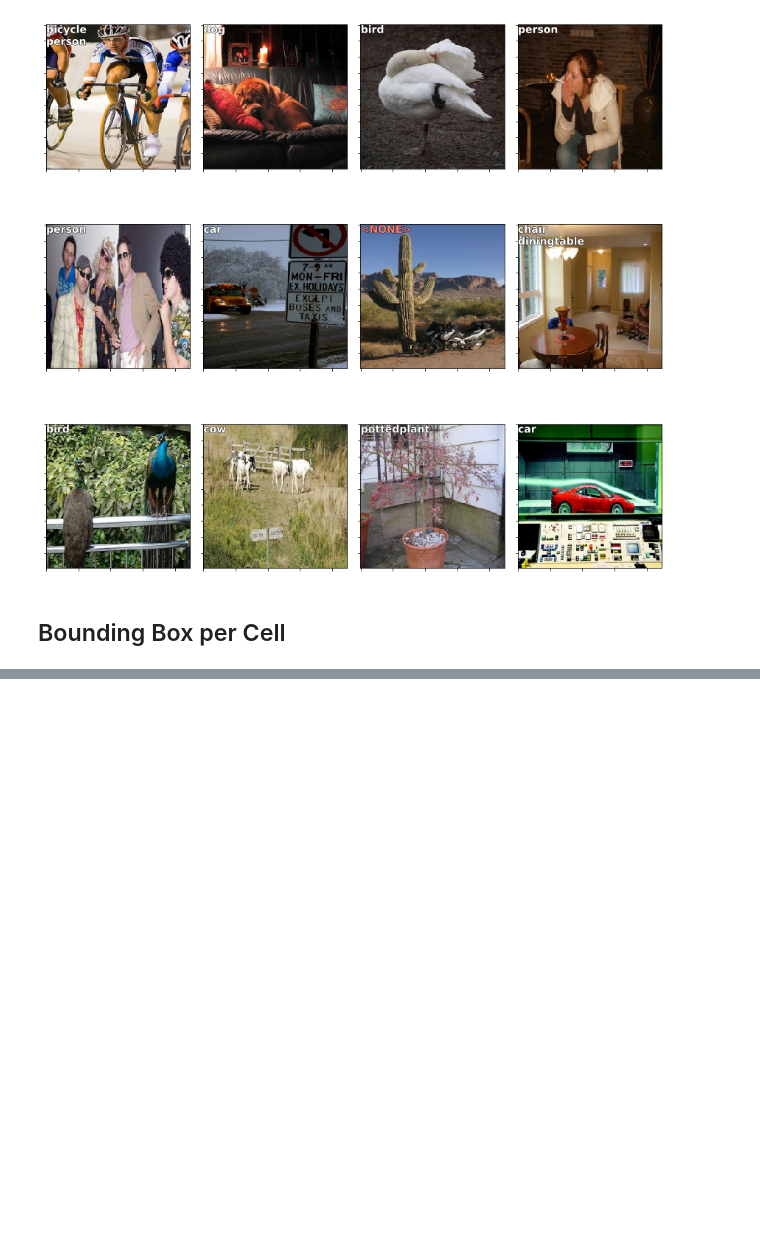
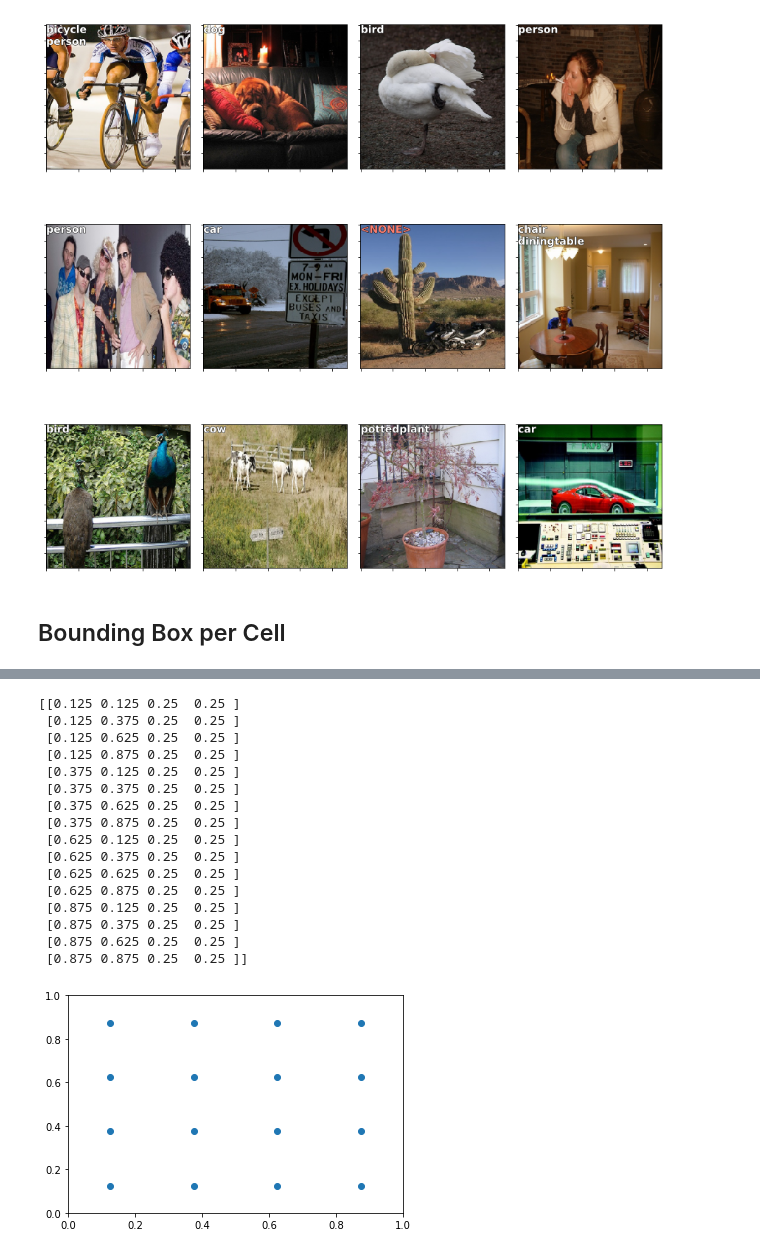
Before and after one commit to devforfu/pytorch_playground, a Jupyter notebook: ssd.ipynb, the cells around one changed output, grey strips where cells are left out. Saved outputs shown, nothing was run; the diff lists cells and outputs as text; code cells hidden in the pictures; blank space fills up the shorter version.

```diff
--- a/ssd.ipynb
+++ b/ssd.ipynb
@@ -268,0 +351,37 @@ df.to_csv(MBB_CSV, index=False)
+# %%
+def make_grid(anchors=4, k=1):
+    offset = 1/(anchors*2)
+    points = np.linspace(offset, 1 - offset, anchors)
+    anchors_x = np.repeat(points, anchors)
+    anchors_y = np.tile(points, anchors)
+    centers = np.stack([anchors_x, anchors_y], axis=1)
+    sizes = np.array([(1/anchors, 1/anchors) for i in range(anchors*anchors)])
+    grid = np.c_[np.tile(centers, (k, 1)), np.tile(sizes, (k, 1))]
+    return grid
+# %%
+k = 1
+# %%
+grid = make_grid(k=k)
+xs, ys = grid[:, 0], grid[:, 1]
+plt.scatter(xs, ys)
+plt.xlim(0, 1)
+plt.ylim(0, 1)
+print(grid)
+# %% [output]
+[[0.125 0.125 0.25  0.25 ]
+ [0.125 0.375 0.25  0.25 ]
+ [0.125 0.625 0.25  0.25 ]
+ [0.125 0.875 0.25  0.25 ]
+ [0.375 0.125 0.25  0.25 ]
+ [0.375 0.375 0.25  0.25 ]
+ [0.375 0.625 0.25  0.25 ]
+ [0.375 0.875 0.25  0.25 ]
+ [0.625 0.125 0.25  0.25 ]
+ [0.625 0.375 0.25  0.25 ]
+ [0.625 0.625 0.25  0.25 ]
+ [0.625 0.875 0.25  0.25 ]
+ [0.875 0.125 0.25  0.25 ]
+ [0.875 0.375 0.25  0.25 ]
+ [0.875 0.625 0.25  0.25 ]
+ [0.875 0.875 0.25  0.25 ]]
+[figure, added]
```
Also changed, not shown: parts of 21 cells of this notebook.
